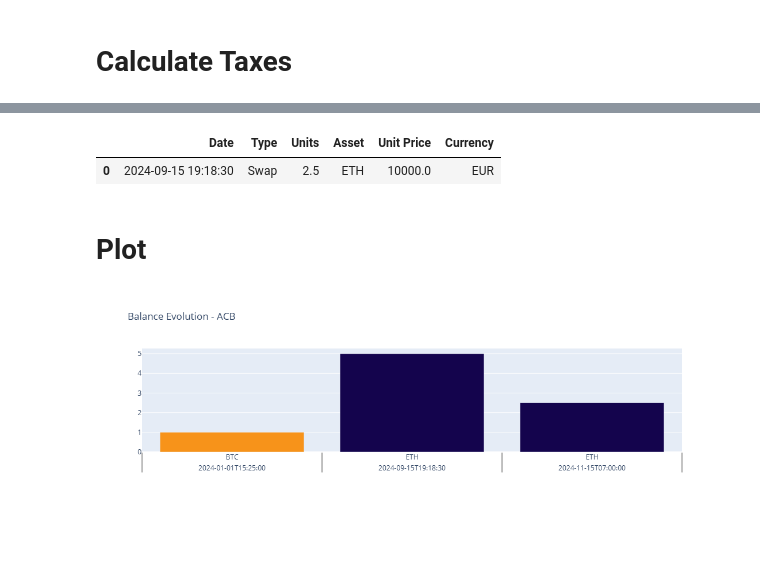
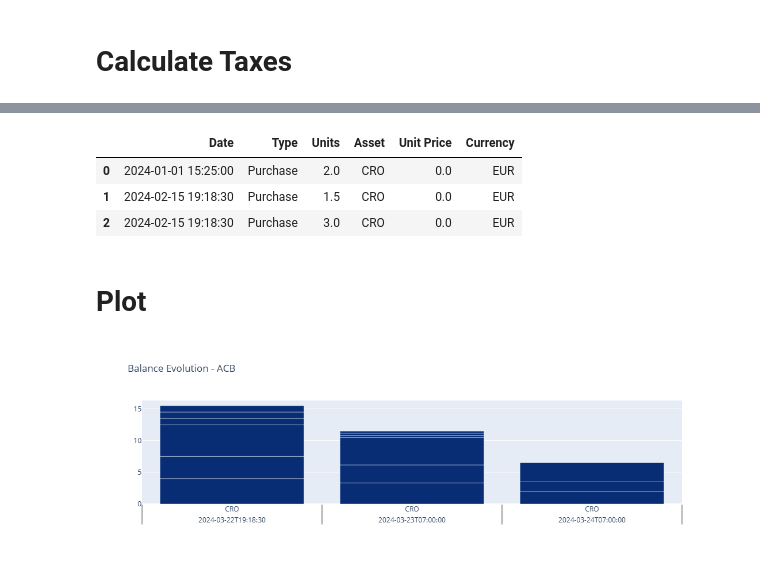
Before and after one commit to FedericoGentile/capital-gains-tax-calculator, a Jupyter notebook: tax_calculator_simulator.ipynb, the cells around one changed output, grey strips where cells are left out. Drawn from its saved outputs; the diff is of its cells as text; code cells hidden in the pictures; blank space fills up the shorter version.

Commit message:
Added option to treat airdrops and staking rewards.

```diff
--- a/tax_calculator_simulator.ipynb
+++ b/tax_calculator_simulator.ipynb
@@ -11,6 +11,7 @@ from plotly.subplots import make_subplots
 # %%
 TAX_RATE = 0.275
 METHOD = "ACB" # ACB, FIFO, LIFO, HIFO
+CURRENCY = "EUR"
 VERBOSE = True
 # %% [markdown]
 # Functions
@@ -239,0 +231,15 @@ df_transactions
+# %%
+df_transactions = pd.read_csv('transactions_03.csv', sep=";")
+df_transactions['Date'] = pd.to_datetime(df_transactions['Date'], format='%d/%m/%Y %H:%M:%S')
+
+# Airdrops: they are like purchases where acquisition costs are set at zero
+df_transactions.loc[df_transactions['Type']=="Airdrop", "Unit Price"] = 0
+df_transactions.loc[df_transactions['Type']=="Airdrop", "Currency"] = CURRENCY
+df_transactions.loc[df_transactions['Type']=="Airdrop", "Type"] = "Purchase"
+df_transactions
+
+# Staking rewards: they are like purchases where acquisition costs are set at zero
+df_transactions.loc[df_transactions['Type']=="Staking", "Unit Price"] = 0
+df_transactions.loc[df_transactions['Type']=="Staking", "Currency"] = CURRENCY
+df_transactions.loc[df_transactions['Type']=="Staking", "Type"] = "Purchase"
+df_transactions
@@ -240,7 +256,7 @@ df_transactions
 # %% [markdown]
 ## Purchase
 # %%
-df_purchase = df_transactions[df_transactions["Type"]=='Purchase'].reset_index(drop=True)
+df_purchase = df_transactions[df_transactions["Type"].isin(['Purchase','Airdrop']) ].reset_index(drop=True)
 df_purchase
 # %% [output]
 |  | Date | Type | Units | Asset | Unit Price | Currency |
@@ -440,32 +463,37 @@ Average Unit Price: 10000.0 EUR.
 df_balance
 # %% [output]
 |  | Date | Type | Units | Asset | Unit Price | Currency |
-| 0 | 2024-09-15 19:18:30 | Swap | 2.5 | ETH | 10000.0 | EUR |
+| 0 | 2024-01-01 15:25:00 | Purchase | 2.0 | CRO | 0.0 | EUR |
+| 1 | 2024-02-15 19:18:30 | Purchase | 1.5 | CRO | 0.0 | EUR |
+| 2 | 2024-02-15 19:18:30 | Purchase | 3.0 | CRO | 0.0 | EUR |
 # %% [markdown]
 # Plot
 # %%
-df_balance_evolution['Colors'] = df_balance_evolution['Asset'].map({"BTC":'#f7931a','ETH':'#14044d','ADA':'#2A7ABF'})
+df_balance_evolution['Colors'] = df_balance_evolution['Asset'].map({"BTC":'#f7931a',
+                                                                    'ETH':'#14044d',
+                                                                    'ADA':'#2A7ABF',
+                                                                    'CRO':'#092D74'})
 
 # Subplot setup
 fig = make_subplots(rows=1, cols=1)
 
 # Add trace with custom hovertemplate
 fig.add_trace(go.Bar(
     x=[df_balance_evolution['Date'], df_balance_evolution['Asset']],
     y=df_balance_evolution['Units'],
     marker_color=df_balance_evolution['Colors'],
     showlegend=False,
     hovertemplate=(
         "<b>Date:</b> %{x[0]}<br>" +
         "<b>Asset:</b> %{x[1]}<br>" +
         "<b>Units:</b> %{y}<br>" +
         "<b>Unit Price:</b> %{customdata[0]:.2f} %{customdata[1]}<extra></extra>"
     ),
     customdata=np.column_stack((df_balance_evolution['Unit Price'], df_balance_evolution['Currency'])),
 ), row=1, col=1)
 
 # Update layout
 fig.update_layout(barmode='stack', title=f"Balance Evolution - {METHOD}")
 fig.show()
 # %% [output]
-[figure, old version]
+[figure, new version]
```
Also changed, not shown: parts of 5 cells of this notebook, 1 other file.
